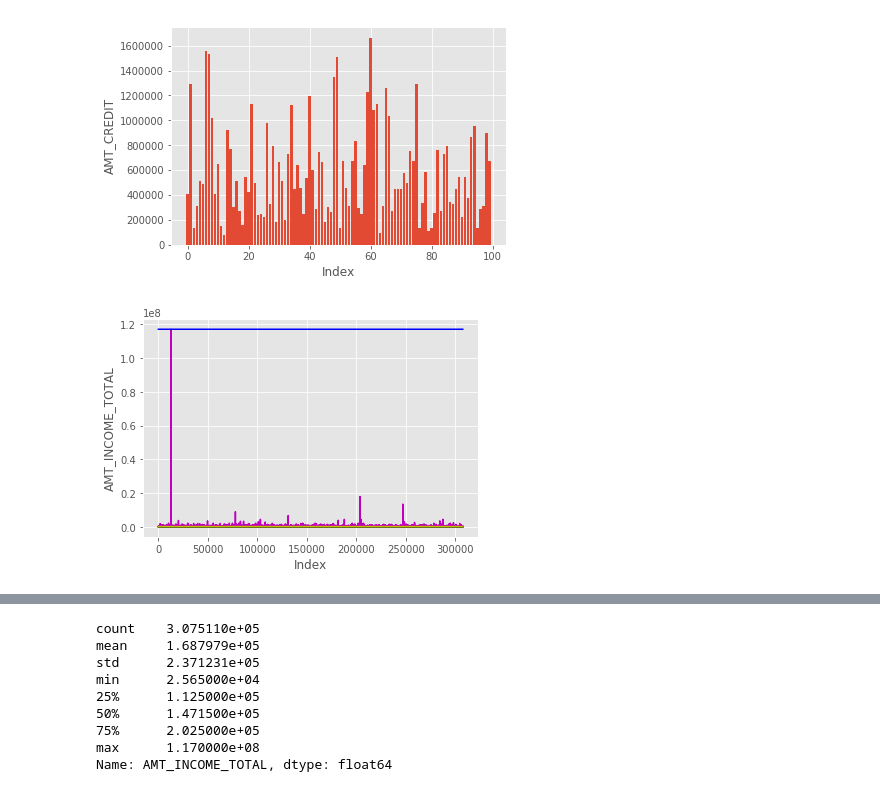
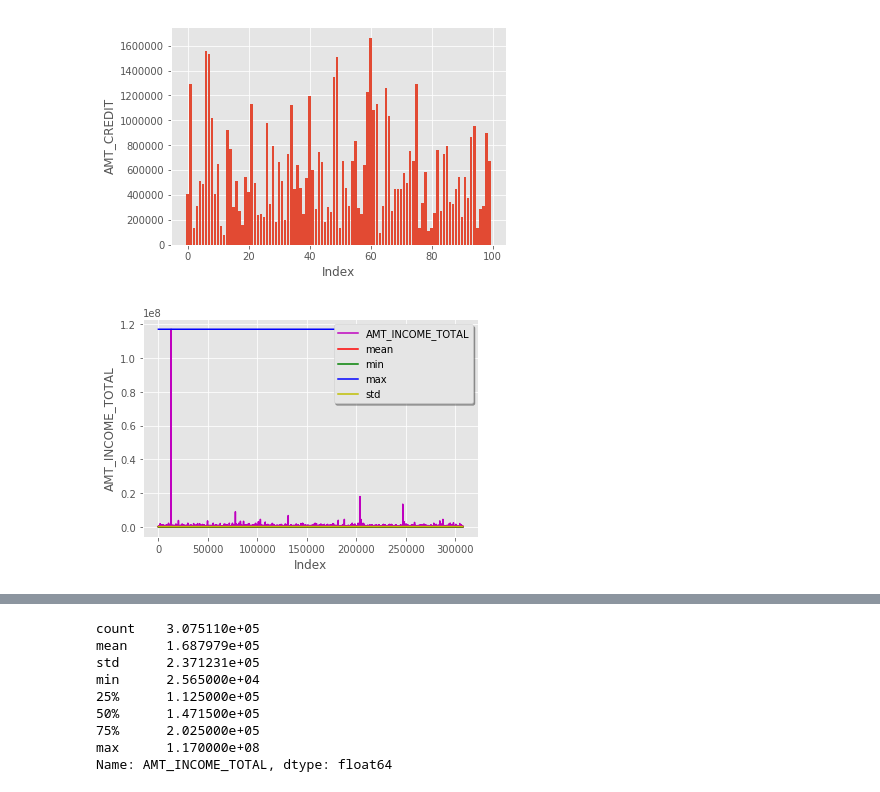
Before and after one commit to caseykcchang/2nd-ML100Days, a Jupyter notebook: homework/D5/Day_005_HW.ipynb, the cells around one changed output, grey strips where cells are left out. Drawn from its saved outputs; the diff is of its cells as text; code cells hidden in the pictures.

```diff
--- a/homework/D5/Day_005_HW.ipynb
+++ b/homework/D5/Day_005_HW.ipynb
@@ -69,18 +69,19 @@ Text(0, 0.5, 'AMT_CREDIT')
 # %%
 val_num = np.ones(len(app_train['AMT_INCOME_TOTAL']))
 val_mean = val_num * app_train['AMT_INCOME_TOTAL'].mean()
 val_min = val_num * app_train['AMT_INCOME_TOTAL'].min()
 val_max = val_num * app_train['AMT_INCOME_TOTAL'].max()
 val_std = val_num * app_train['AMT_INCOME_TOTAL'].std()
 #plt.ylim(0, 2)
 #plt.yticks(np.arange(0, 2, 0.3))
+fig , ax = plt.subplots()
 plt.plot(app_train['AMT_INCOME_TOTAL'],color='m')
-plt.plot(val_mean,color = 'r')
-plt.plot(val_min,color = 'g')
-plt.plot(val_max,color = 'b')
-plt.plot(val_std,color = 'y')
+plt.plot(val_mean,color = 'r', label='mean')
+plt.plot(val_min,color = 'g', label='min')
+plt.plot(val_max,color = 'b', label='max')
+plt.plot(val_std,color = 'y', label='std')
 plt.ylabel('AMT_INCOME_TOTAL')
 plt.xlabel('Index')
-plt.show()
+leg = ax.legend(loc='upper right', shadow=True)
 # %% [output]
-[figure, old version]
+[figure, new version]
```
Also changed, not shown: parts of 5 cells of this notebook.
